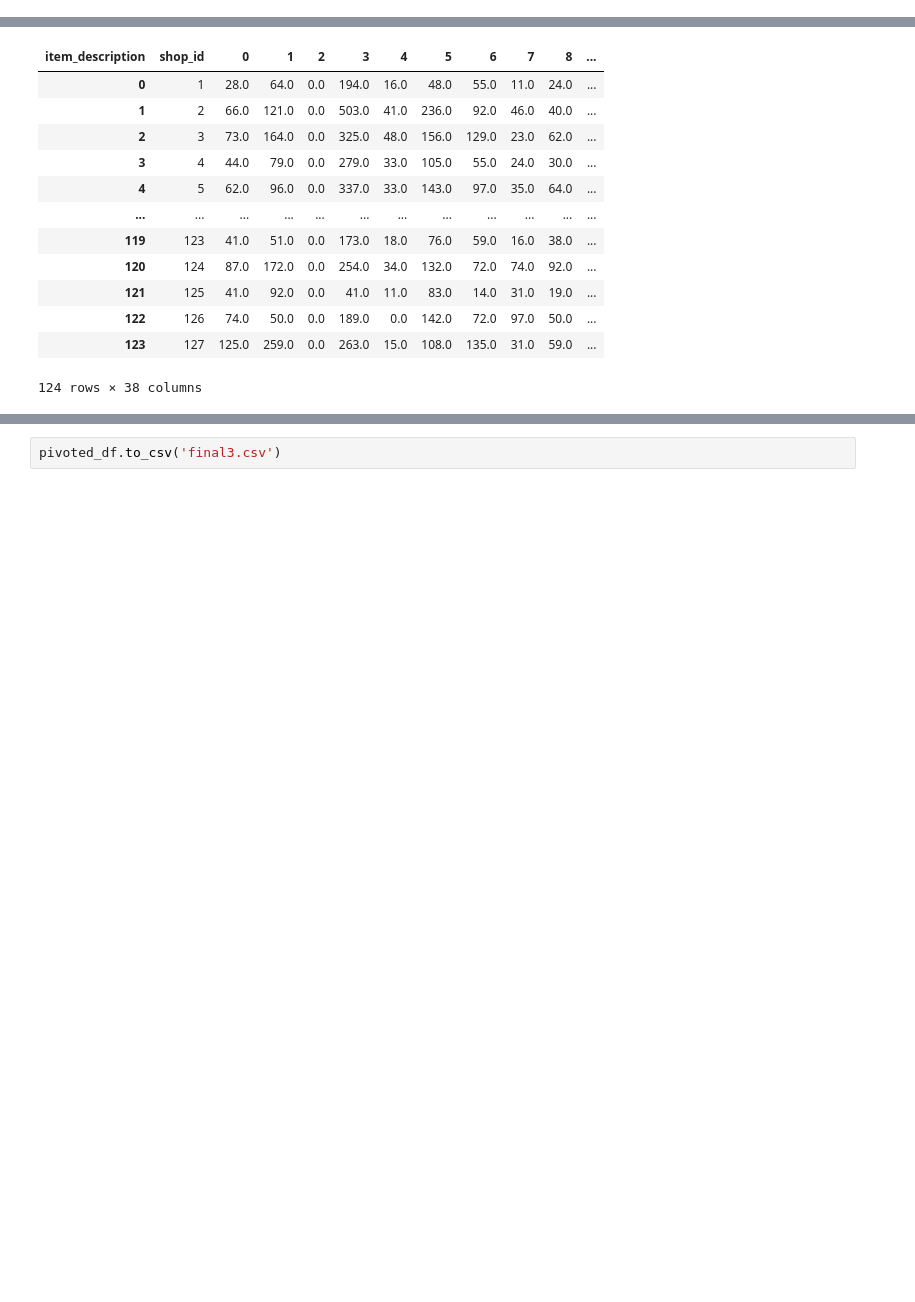
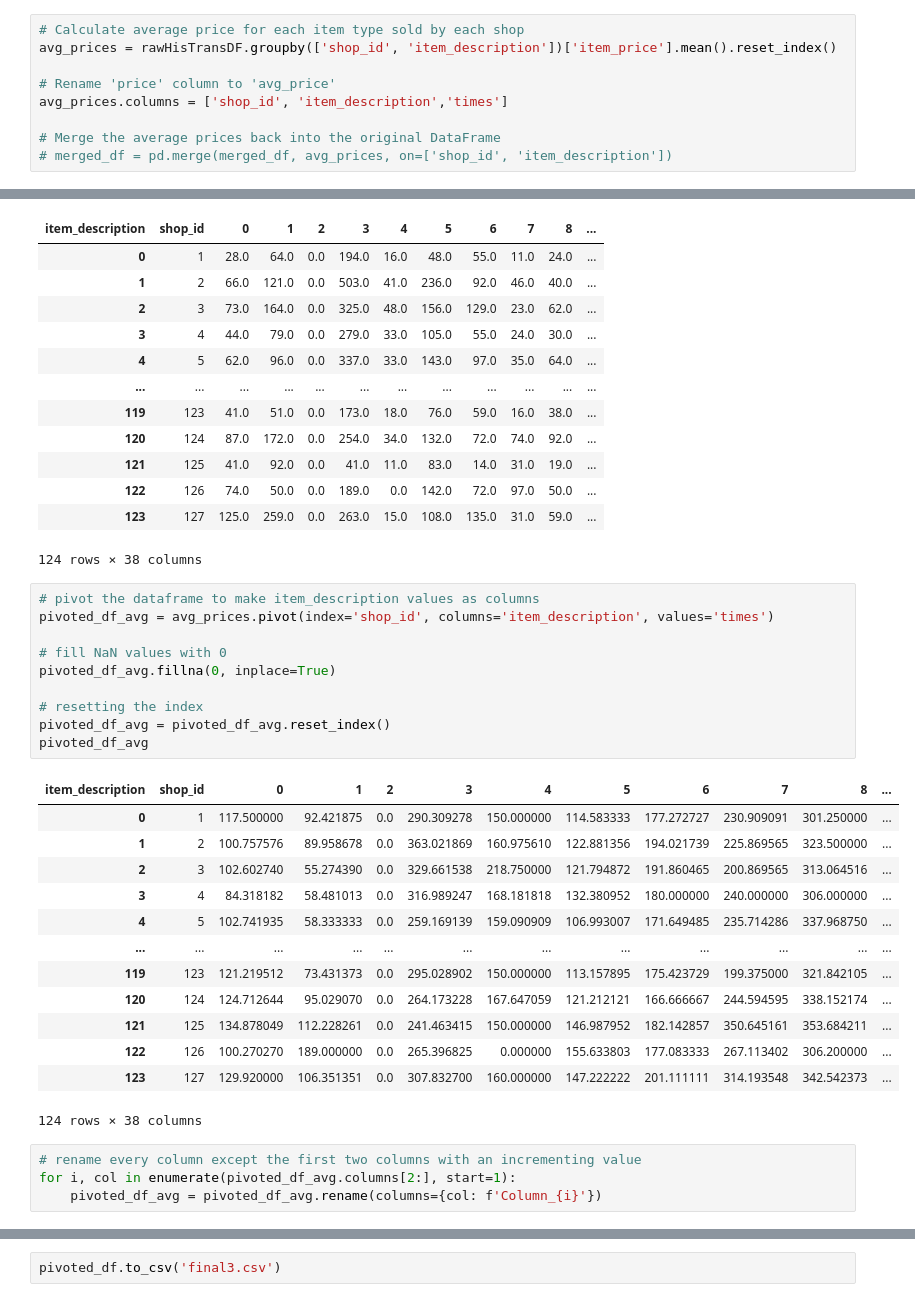
Before and after one commit to codened/DataStorm-4.0, a Jupyter notebook: stormingRoundDay_3/new.ipynb, the cells around one changed output, grey strips where cells are left out. Drawn from its saved outputs; the diff is of its cells as text; blank space fills up the shorter version.

```diff
--- a/stormingRoundDay_3/new.ipynb
+++ b/stormingRoundDay_3/new.ipynb
@@ -86,0 +71,9 @@ transactions_by_shop
+# %%
+# Calculate average price for each item type sold by each shop
+avg_prices = rawHisTransDF.groupby(['shop_id', 'item_description'])['item_price'].mean().reset_index()
+
+# Rename 'price' column to 'avg_price'
+avg_prices.columns = ['shop_id', 'item_description','times']
+
+# Merge the average prices back into the original DataFrame
+# merged_df = pd.merge(merged_df, avg_prices, on=['shop_id', 'item_description'])
@@ -178,3 +212,31 @@ pivoted_df
 | 122 | 126 | 74.0 | 50.0 | 0.0 | 189.0 | 0.0 | 142.0 | 72.0 | 97.0 | 50.0 | ... |
 | 123 | 127 | 125.0 | 259.0 | 0.0 | 263.0 | 15.0 | 108.0 | 135.0 | 31.0 | 59.0 | ... |
 124 rows × 38 columns
+# %%
+# pivot the dataframe to make item_description values as columns
+pivoted_df_avg = avg_prices.pivot(index='shop_id', columns='item_description', values='times')
+
+# fill NaN values with 0
+pivoted_df_avg.fillna(0, inplace=True)
+
+# resetting the index
+pivoted_df_avg = pivoted_df_avg.reset_index()
+pivoted_df_avg
+# %% [output]
+| item_description | shop_id | 0 | 1 | 2 | 3 | 4 | 5 | 6 | 7 | 8 | ... |
+| 0 | 1 | 117.500000 | 92.421875 | 0.0 | 290.309278 | 150.000000 | 114.583333 | 177.272727 | 230.909091 | 301.250000 | ... |
+| 1 | 2 | 100.757576 | 89.958678 | 0.0 | 363.021869 | 160.975610 | 122.881356 | 194.021739 | 225.869565 | 323.500000 | ... |
+| 2 | 3 | 102.602740 | 55.274390 | 0.0 | 329.661538 | 218.750000 | 121.794872 | 191.860465 | 200.869565 | 313.064516 | ... |
+| 3 | 4 | 84.318182 | 58.481013 | 0.0 | 316.989247 | 168.181818 | 132.380952 | 180.000000 | 240.000000 | 306.000000 | ... |
+| 4 | 5 | 102.741935 | 58.333333 | 0.0 | 259.169139 | 159.090909 | 106.993007 | 171.649485 | 235.714286 | 337.968750 | ... |
+| ... | ... | ... | ... | ... | ... | ... | ... | ... | ... | ... | ... |
+| 119 | 123 | 121.219512 | 73.431373 | 0.0 | 295.028902 | 150.000000 | 113.157895 | 175.423729 | 199.375000 | 321.842105 | ... |
+| 120 | 124 | 124.712644 | 95.029070 | 0.0 | 264.173228 | 167.647059 | 121.212121 | 166.666667 | 244.594595 | 338.152174 | ... |
+| 121 | 125 | 134.878049 | 112.228261 | 0.0 | 241.463415 | 150.000000 | 146.987952 | 182.142857 | 350.645161 | 353.684211 | ... |
+| 122 | 126 | 100.270270 | 189.000000 | 0.0 | 265.396825 | 0.000000 | 155.633803 | 177.083333 | 267.113402 | 306.200000 | ... |
+| 123 | 127 | 129.920000 | 106.351351 | 0.0 | 307.832700 | 160.000000 | 147.222222 | 201.111111 | 314.193548 | 342.542373 | ... |
+124 rows × 38 columns
+# %%
+# rename every column except the first two columns with an incrementing value
+for i, col in enumerate(pivoted_df_avg.columns[2:], start=1):
+    pivoted_df_avg = pivoted_df_avg.rename(columns={col: f'Column_{i}'})
```
Also changed, not shown: parts of 23 cells of this notebook.
